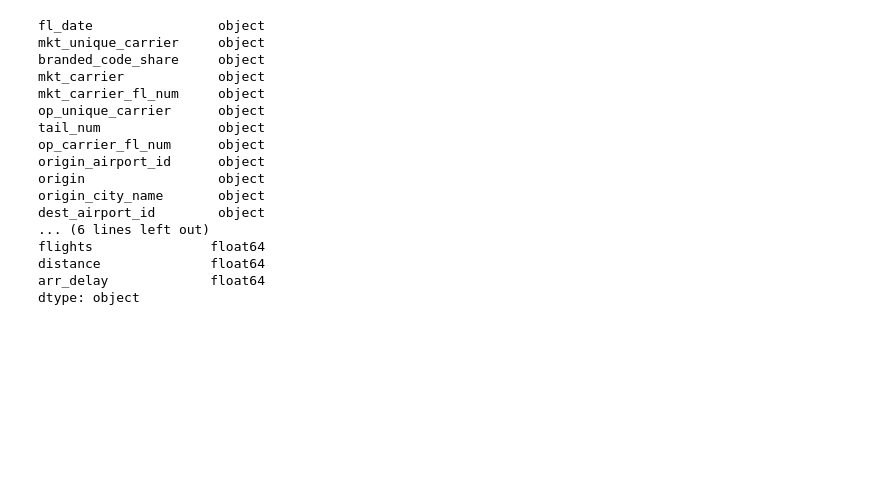
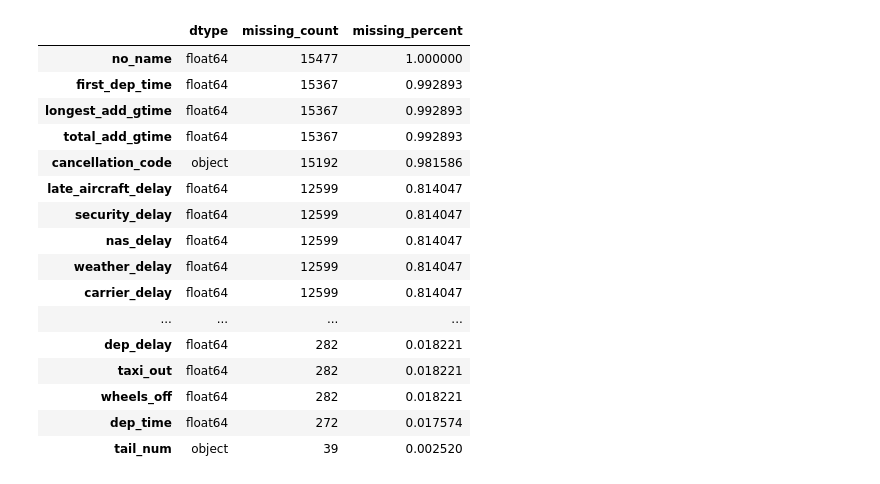
Before and after one commit to DDDDDDaisyS/LHL_Midterm_Project_Flights_Delay_Prediction, a Jupyter notebook: experiments/data_cleaning_and_feature_engineering.ipynb, the cells around one changed output. Saved outputs shown, nothing was run; the diff lists cells and outputs as text; code cells hidden in the pictures; blank space fills up the shorter version.

```diff
--- a/experiments/data_cleaning_and_feature_engineering.ipynb
+++ b/experiments/data_cleaning_and_feature_engineering.ipynb
@@ -7,20 +8 @@ import seaborn as sns
-# %%
-def missing_describe(data):
-    """
-    Returns a pandas dataframe containing information about missing values in columns.
-        PARAMS:
-            data (pd.DataFrame): pandas dataframe to look into
-        RETURNS:
-            missing (): contains number, count, dtype and percentage of missing values in each column
-    """
-    # number of missing values in each column
-    num_missing = data.isnull().sum()
-    # percentage of missing values in each column
-    pct_missing = num_missing/data.size
-    # concat info into one dataframe and sorted by num_missing in descending order
-    missing = pd.concat([data.dtypes, num_missing, pct_missing],
-                        axis=1,
-                        keys = ['dtype', 'missing_count', 'missing_percent']
-                       ).sort_values('missing_count', ascending=False)
-    return missing
 # %% [markdown]
@@ -67,28 +33,25 @@ dtype: object
-# %%
-# reset dtypes for categorical and time columns that contains int or float as 'str'
-cat_col_names = ['mkt_carrier_fl_num', 'op_carrier_fl_num', 'origin_airport_id', 'origin', 'origin_city_name', 'dest_airport_id', 'crs_dep_time', 'crs_arr_time']
-df[cat_col_names] = df[cat_col_names].astype('str')
-
-# check dtypes again
-df.dtypes
-# %% [output]
-fl_date                object
-mkt_unique_carrier     object
-branded_code_share     object
-mkt_carrier            object
-mkt_carrier_fl_num     object
-op_unique_carrier      object
-tail_num               object
-op_carrier_fl_num      object
-origin_airport_id      object
-origin                 object
-origin_city_name       object
-dest_airport_id        object
-... (6 lines left out)
-flights               float64
-distance              float64
-arr_delay             float64
-dtype: object
 # %%
 # drop duplicates if there's one
 df.drop_duplicates(inplace=True)
+
+# check missing values information
+missing = missing_describe.md(df)
+missing[missing['missing_count'] > 0]
+# %% [output]
+|  | dtype | missing_count | missing_percent |
+| no_name | float64 | 15477 | 1.000000 |
+| first_dep_time | float64 | 15367 | 0.992893 |
+| longest_add_gtime | float64 | 15367 | 0.992893 |
+| total_add_gtime | float64 | 15367 | 0.992893 |
+| cancellation_code | object | 15192 | 0.981586 |
+| late_aircraft_delay | float64 | 12599 | 0.814047 |
+| security_delay | float64 | 12599 | 0.814047 |
+| nas_delay | float64 | 12599 | 0.814047 |
+| weather_delay | float64 | 12599 | 0.814047 |
+| carrier_delay | float64 | 12599 | 0.814047 |
+| ... | ... | ... | ... |
+| dep_delay | float64 | 282 | 0.018221 |
+| taxi_out | float64 | 282 | 0.018221 |
+| wheels_off | float64 | 282 | 0.018221 |
+| dep_time | float64 | 272 | 0.017574 |
+| tail_num | object | 39 | 0.002520 |
```
Also changed, not shown: parts of 38 cells of this notebook, 1 other file.
